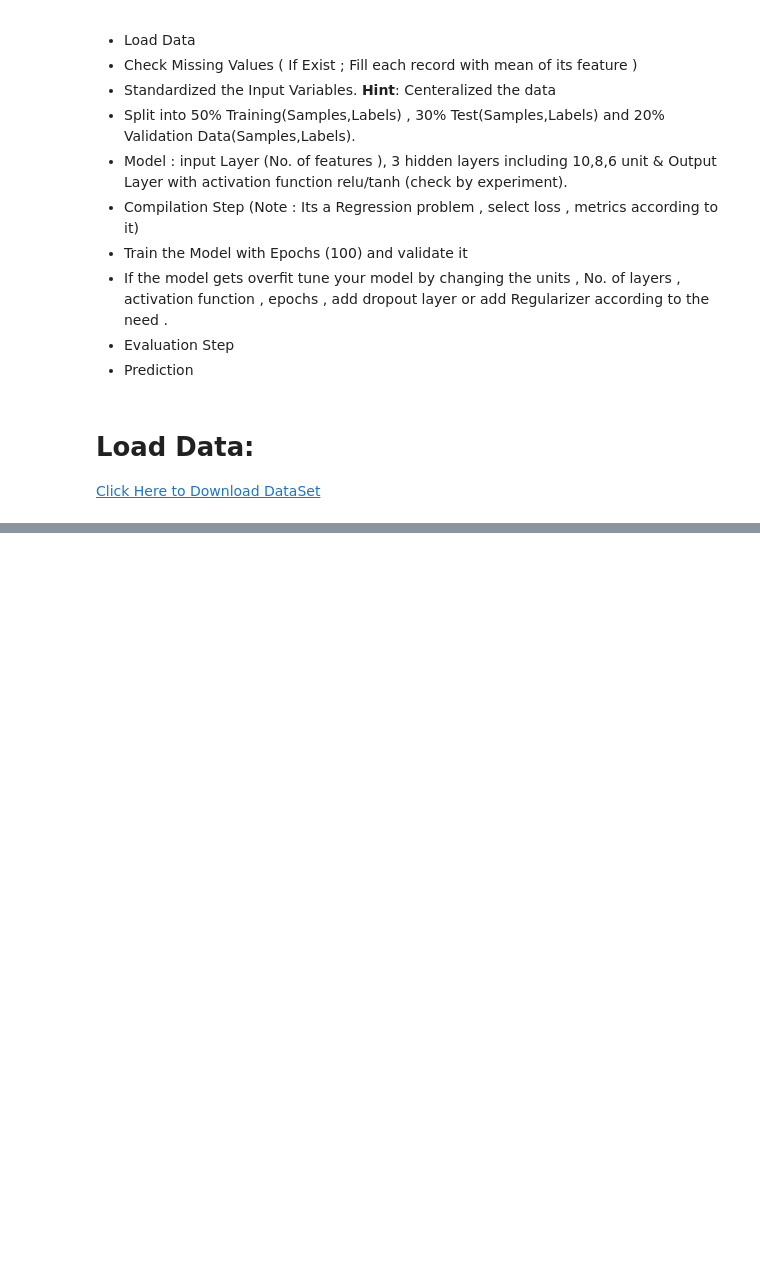
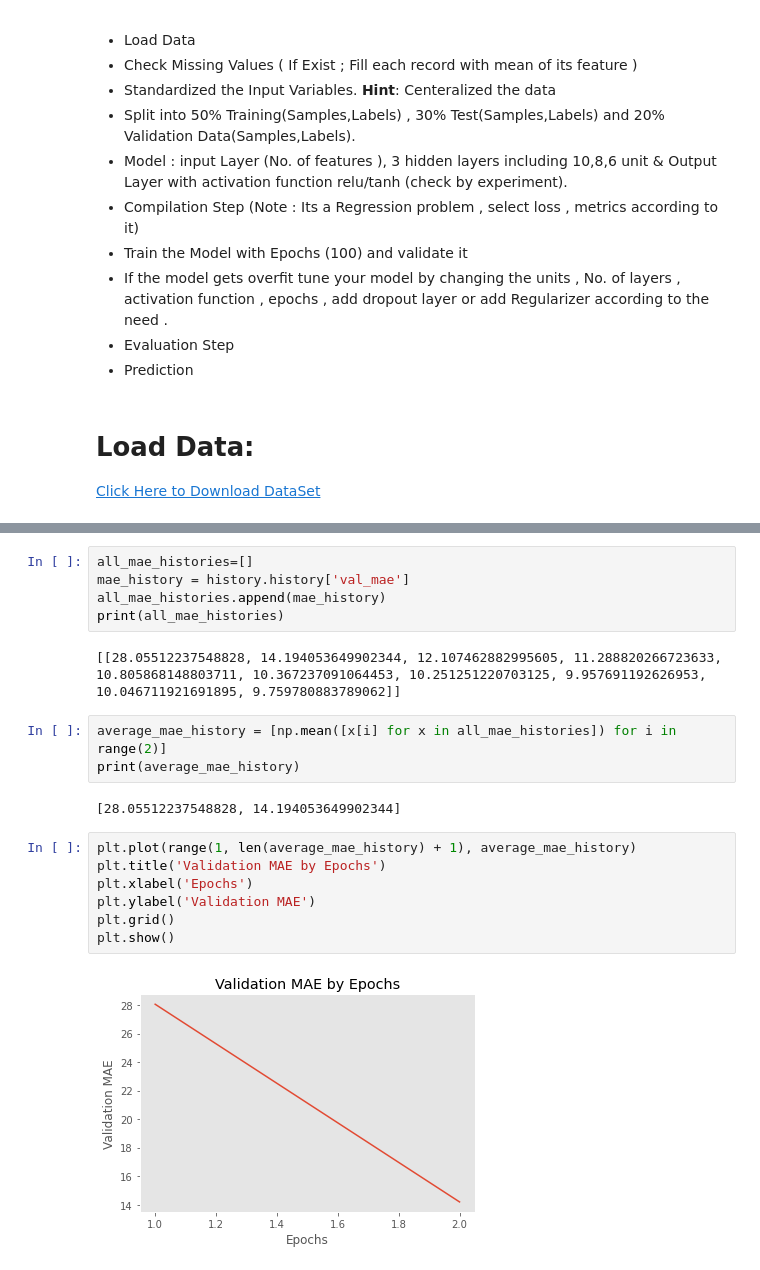
Before and after one commit to sabayamin/Deep-learning-assigments, a Jupyter notebook: Concrete_Strength_Assignment.ipynb, the cells around one changed output, grey strips where cells are left out. Drawn from its saved outputs; the diff is of its cells as text; blank space fills up the shorter version.

```diff
--- a/Concrete_Strength_Assignment.ipynb
+++ b/Concrete_Strength_Assignment.ipynb
@@ -74,0 +261,21 @@ Concrete compressive strength | quantitative | MPa | Output Variable
+# %%
+all_mae_histories=[]
+mae_history = history.history['val_mae']
+all_mae_histories.append(mae_history)
+print(all_mae_histories)
+# %% [output]
+[[28.05512237548828, 14.194053649902344, 12.107462882995605, 11.288820266723633, 10.805868148803711, 10.367237091064453, 10.251251220703125, 9.957691192626953, 10.046711921691895, 9.759780883789062]]
+# %%
+average_mae_history = [np.mean([x[i] for x in all_mae_histories]) for i in range(2)]
+print(average_mae_history)
+# %% [output]
+[28.05512237548828, 14.194053649902344]
+# %%
+plt.plot(range(1, len(average_mae_history) + 1), average_mae_history)
+plt.title('Validation MAE by Epochs')
+plt.xlabel('Epochs')
+plt.ylabel('Validation MAE')
+plt.grid()
+plt.show()
+# %% [output]
+[figure, added]
```
Also changed, not shown: parts of 27 cells of this notebook.
